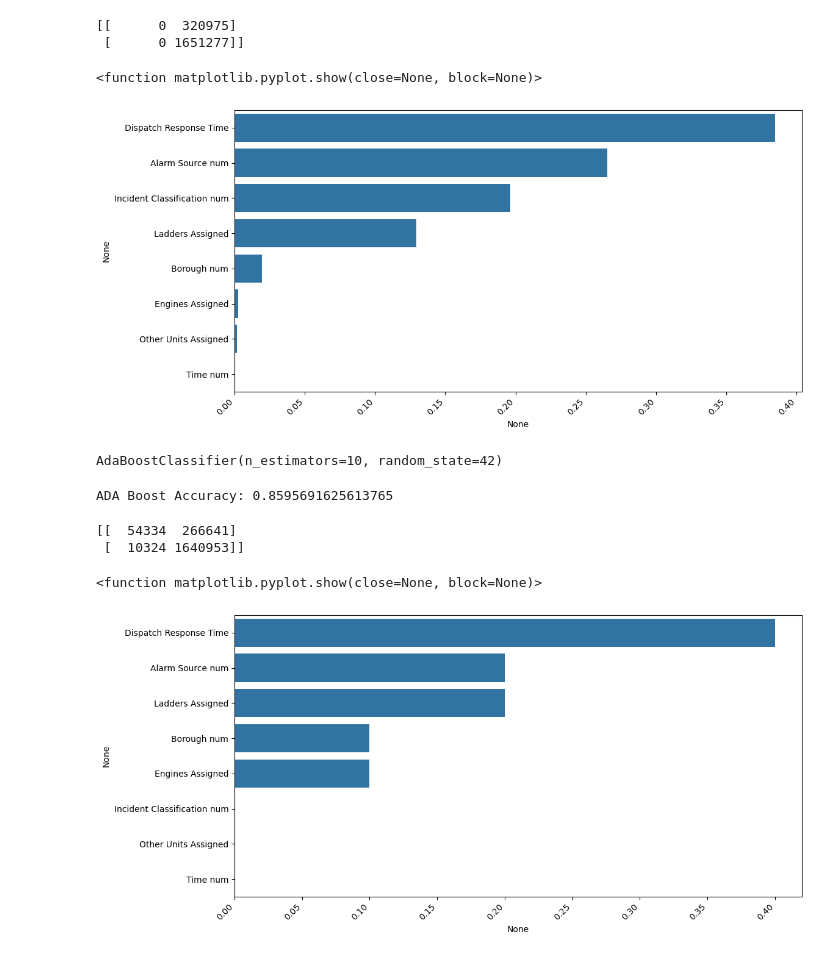
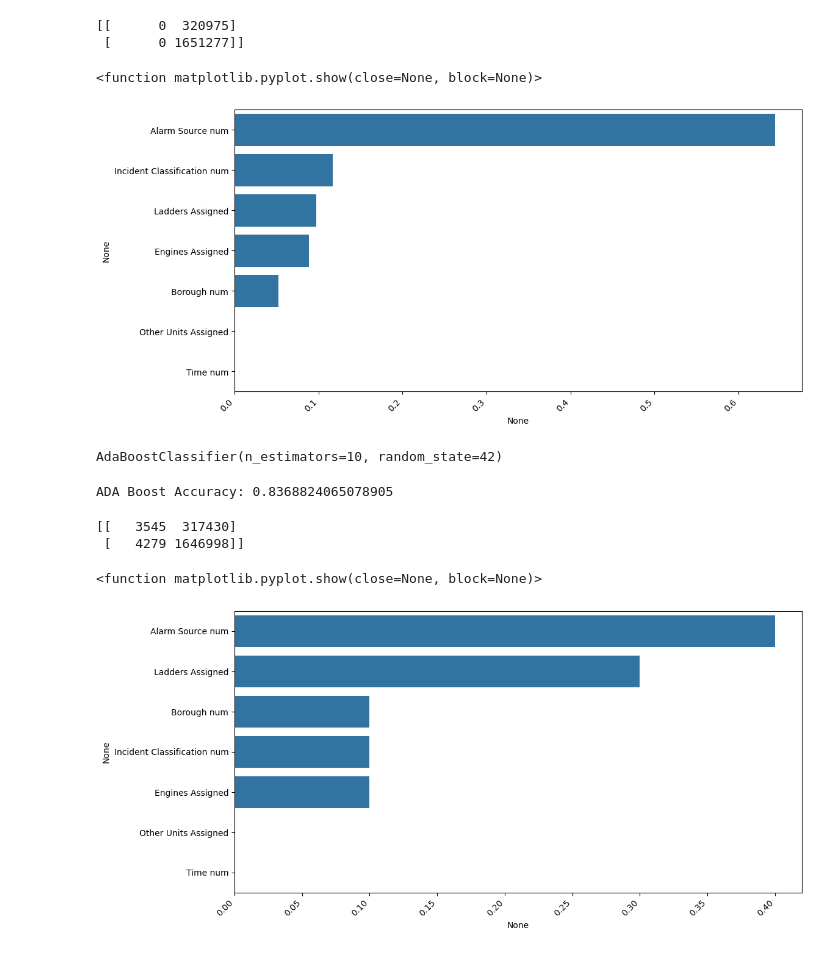
Before and after one commit to 415jason/NYC-Fire-Data, a Jupyter notebook: DTSC2302_ProjectCode.ipynb, the cells around one changed output. Saved outputs shown, nothing was run; the diff lists cells and outputs as text; code cells hidden in the pictures.

```diff
--- a/DTSC2302_ProjectCode.ipynb
+++ b/DTSC2302_ProjectCode.ipynb
@@ -43,4 +43,4 @@ Index(['Unnamed: 0', 'Borough', 'Borough num', 'Time', 'Time num',
 #      'Incident Response Time', 'Incident Travel Time']] = data[['Dispatch Response Time',
 #       'Incident Response Time', 'Incident Travel Time']].astype(int)
 
-data['Dispatch Response Time'] = data['Dispatch Response Time'].str.replace(',', '').astype(int)
+# data['Dispatch Response Time'] = data['Dispatch Response Time'].str.replace(',', '').astype(int)
@@ -67,7 +47,7 @@ dtype: object
 # %%
 data_columns = data[['Borough num', 'Alarm Source num',
        'Incident Classification num', 'Engines Assigned',
-       'Ladders Assigned', 'Other Units Assigned', 'Time num', 'Dispatch Response Time']]
+       'Ladders Assigned', 'Other Units Assigned', 'Time num']]
 
 X = data_columns
 y = data['Valid Response Time']
@@ -173,17 +204,17 @@ print(conf_matrix)
 [[      0  320975]
  [      0 1651277]]
 # %%
-fi = gb.feature_importances_
-fi = pd.Series(data = fi, index = X.columns)
-fi.sort_values(ascending = False, inplace = True)
+fi3 = gb.feature_importances_
+fi3 = pd.Series(data = fi3, index = X.columns)
+fi3.sort_values(ascending = False, inplace = True)
 
 plt.figure(figsize = (12,6))
-chart = sns.barplot(x = fi, y = fi.index)
+chart = sns.barplot(x = fi3, y = fi3.index)
 chart.set_xticklabels(chart.get_xticklabels(), rotation = 45, horizontalalignment = "right")
 plt.show
 # %% [output]
 <function matplotlib.pyplot.show(close=None, block=None)>
-[figure, old version]
+[figure, new version]
 # %%
 #ADA Boost Classifier
 
@@ -198,26 +229,26 @@ y_pred = ada.predict(X_test)
 accuracy = accuracy_score(y_test, y_pred)
 print(f'ADA Boost Accuracy: {accuracy}')
 # %% [output]
-ADA Boost Accuracy: 0.8595691625613765
+ADA Boost Accuracy: 0.8368824065078905
 # %%
 conf_matrix = confusion_matrix(y_test, y_pred)
 
 print(conf_matrix)
 # %% [output]
-[[  54334  266641]
- [  10324 1640953]]
+[[   3545  317430]
+ [   4279 1646998]]
 # %%
-fi = ada.feature_importances_
-fi = pd.Series(data = fi, index = X.columns)
-fi.sort_values(ascending = False, inplace = True)
+fi4 = ada.feature_importances_
+fi4 = pd.Series(data = fi4, index = X.columns)
+fi4.sort_values(ascending = False, inplace = True)
 
 plt.figure(figsize = (12,6))
-chart = sns.barplot(x = fi, y = fi.index)
+chart = sns.barplot(x = fi4, y = fi4.index)
 chart.set_xticklabels(chart.get_xticklabels(), rotation = 45, horizontalalignment = "right")
 plt.show
 # %% [output]
 <function matplotlib.pyplot.show(close=None, block=None)>
-[figure, old version]
+[figure, new version]
 # %%
 # KNeighbors Classifier
 
```
Also changed, not shown: parts of 19 cells of this notebook.
